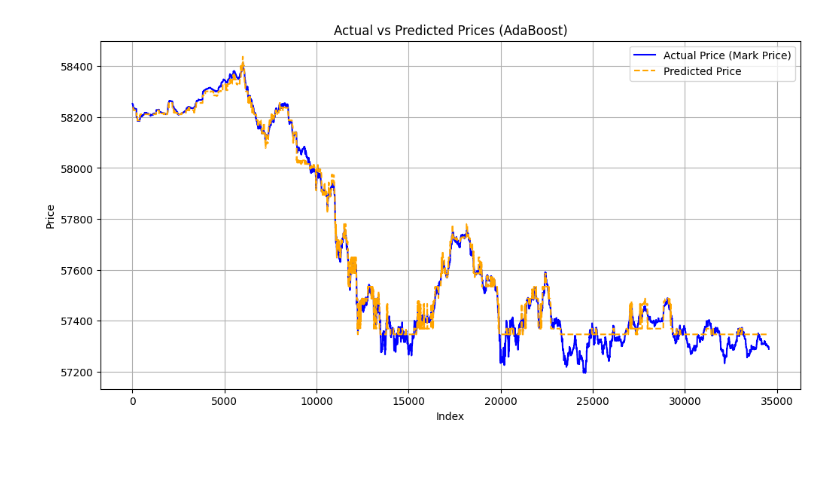
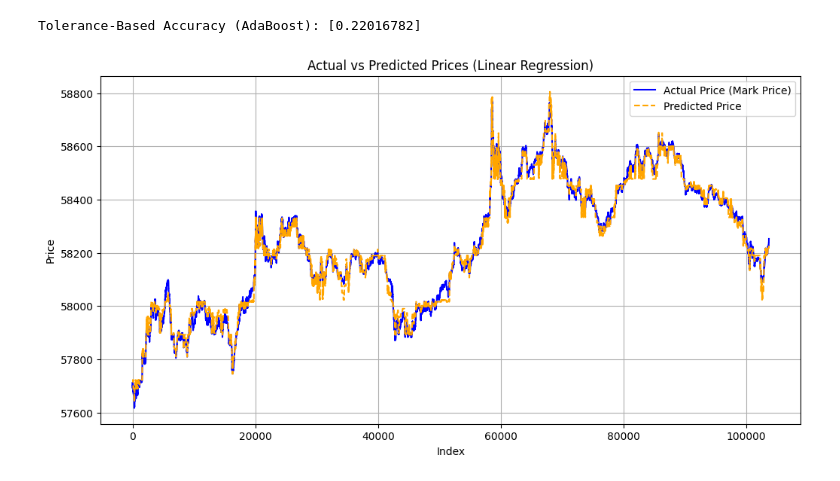
Before and after one commit to jyam12/FYP, a Jupyter notebook: Elevate_adaboost.ipynb, the cells around one changed output. Cells and saved outputs as stored; diff of their text form; code cells hidden in the pictures.

```diff
--- a/Elevate_adaboost.ipynb
+++ b/Elevate_adaboost.ipynb
@@ -34,5 +41,5 @@ y_eval = eval_data[eval_columns]
 # %%
-adaboost=adaboost(X_train,y_train,X_eval)
+adaboost=adaboost(X_train,y_train,X_test)
 # %%
 # if not yet trained
 # adaboost.train()
@@ -40,7 +47,8 @@ adaboost=adaboost(X_train,y_train,X_eval)
 # Predict
 # Measure the execution time of the function
 start_time = time.time()
-adaboost_Predict_data=pd.DataFrame({"predicted_adaboost":adaboost.predict()})
+result=adaboost.predict()
+# adaboost_Predict_data=pd.DataFrame({"predicted_adaboost":adaboost.predict()})
 end_time = time.time()
 execution_time = (end_time - start_time)* 1000
 print(f"Execution_time(adaboost): {execution_time:.2f} milliseconds")
@@ -122,0 +73,10 @@ plt.show()
+# %%
+# Calculate tolerance-based accuracy
+tolerance_accuracy_AdaBoost  = cal_Tolerance_Based_accuracy(eval_np_array[:,0], result)
+print(f"Tolerance-Based Accuracy (AdaBoost): {tolerance_accuracy_AdaBoost}")
+# %% [output]
+Tolerance-Based Accuracy (AdaBoost): [0.22016782]
+# %%
+AdaBoost_Predict_data=pd.DataFrame({"predicted_next_1st_mark_price":result
+                                            #  "predicted_next_2nd_mark_price":result[:,1],
+                                            })
@@ -123,13 +92,15 @@ plt.show()
+# %%
+Evaluate_result=pd.concat([y_test, AdaBoost_Predict_data], axis=1)
 # %%
 # Visualize the actual vs. predicted price along with signals
 plt.figure(figsize=(12, 6))
-plt.plot(Evaluate_result["mark_price"], label="Actual Price (Mark Price)", color="blue")
-plt.plot(Evaluate_result["predicted_adaboost"], label="Predicted Price", color="orange", linestyle="--")
-plt.title("Actual vs Predicted Prices (AdaBoost)")
+plt.plot(Evaluate_result["next_1st_mark_price"], label="Actual Price (Mark Price)", color="blue")
+plt.plot(Evaluate_result["predicted_next_1st_mark_price"], label="Predicted Price", color="orange", linestyle="--")
+plt.title("Actual vs Predicted Prices (Linear Regression)")
 plt.xlabel("Index")
 plt.ylabel("Price")
 plt.legend()
 plt.grid()
 plt.show()
 # %% [output]
-[figure, old version]
+[figure, new version]
```
Also changed, not shown: parts of 11 cells of this notebook, 9 other files.
